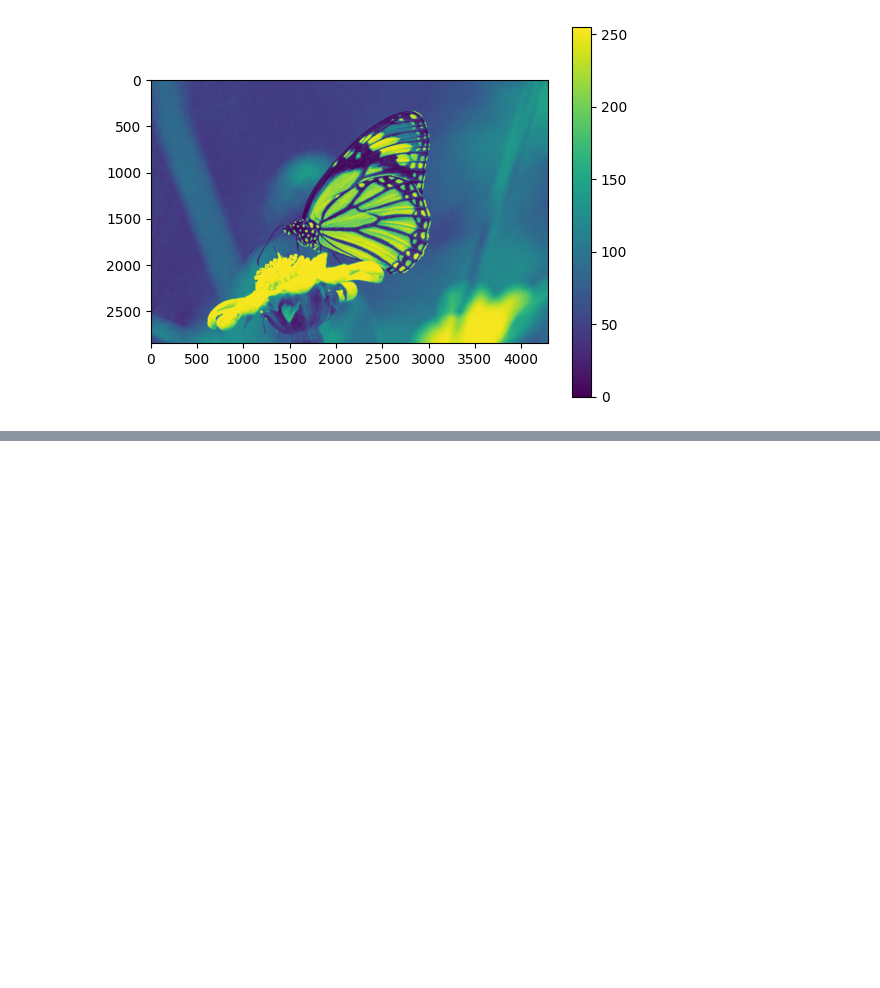
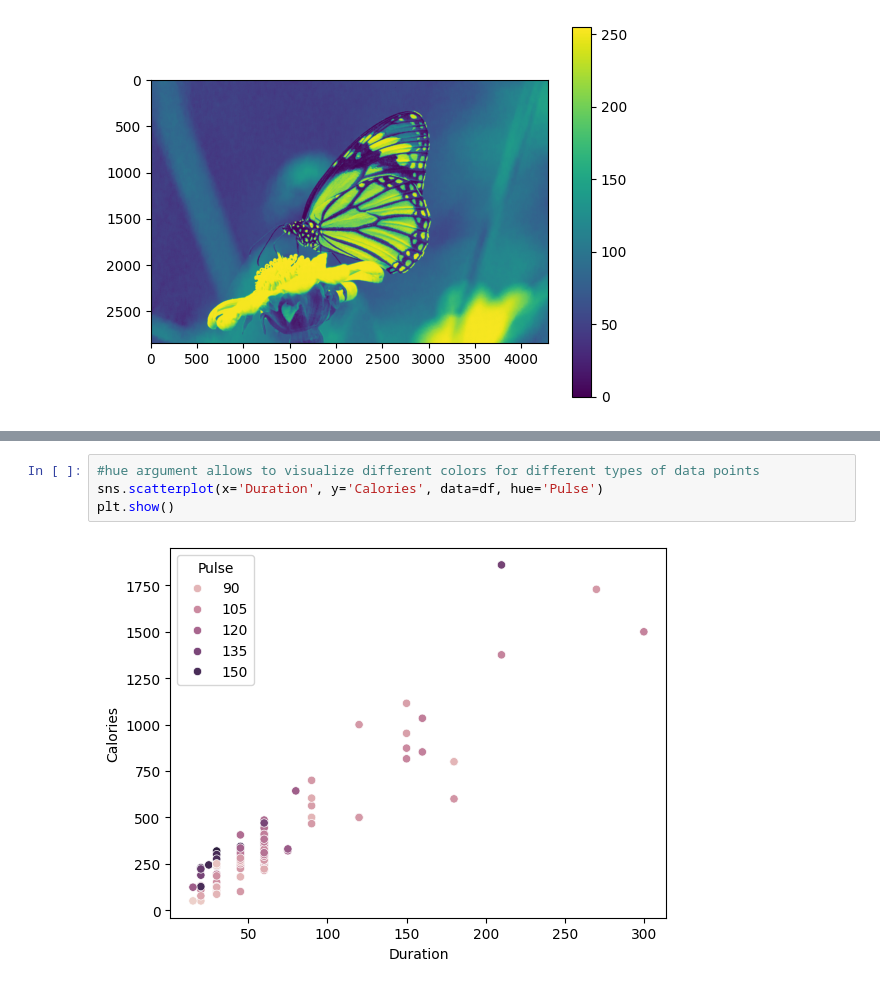
Before and after one commit to samanrizwan/Learning-Sandbox, a Jupyter notebook: python/pandas.ipynb, the cells around one changed output, grey strips where cells are left out. Saved outputs shown, nothing was run; the diff lists cells and outputs as text; blank space fills up the shorter version.

```diff
--- a/python/pandas.ipynb
+++ b/python/pandas.ipynb
@@ -341,0 +381,6 @@ plt.colorbar()
+# %%
+#hue argument allows to visualize different colors for different types of data points
+sns.scatterplot(x='Duration', y='Calories', data=df, hue='Pulse')
+plt.show()
+# %% [output]
+[figure, added]
```
Also changed, not shown: parts of 3 cells of this notebook.
